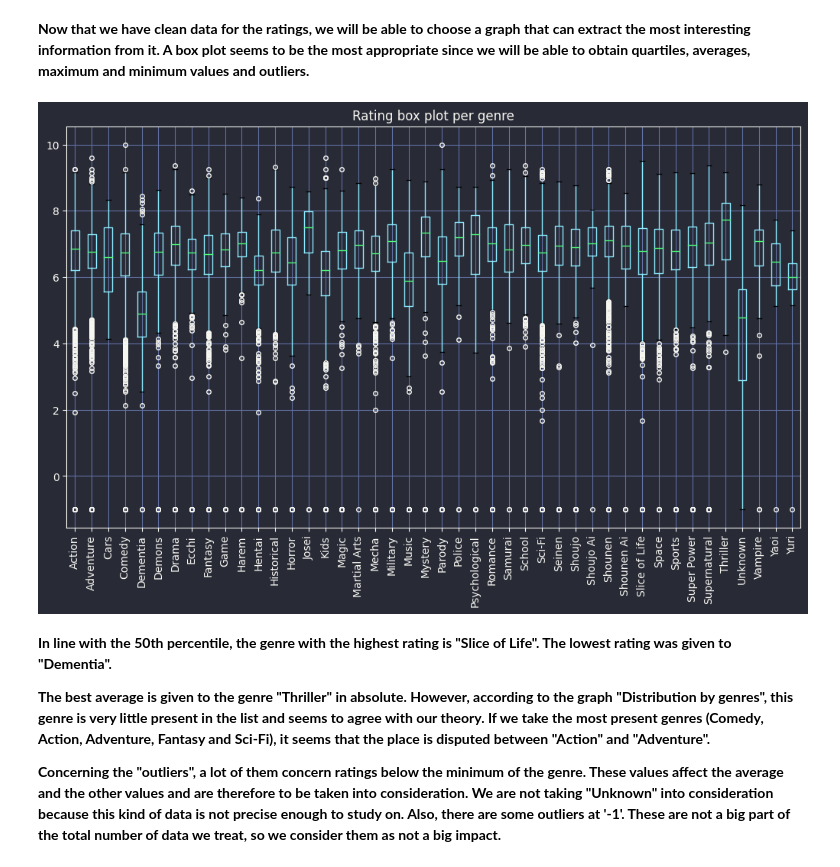
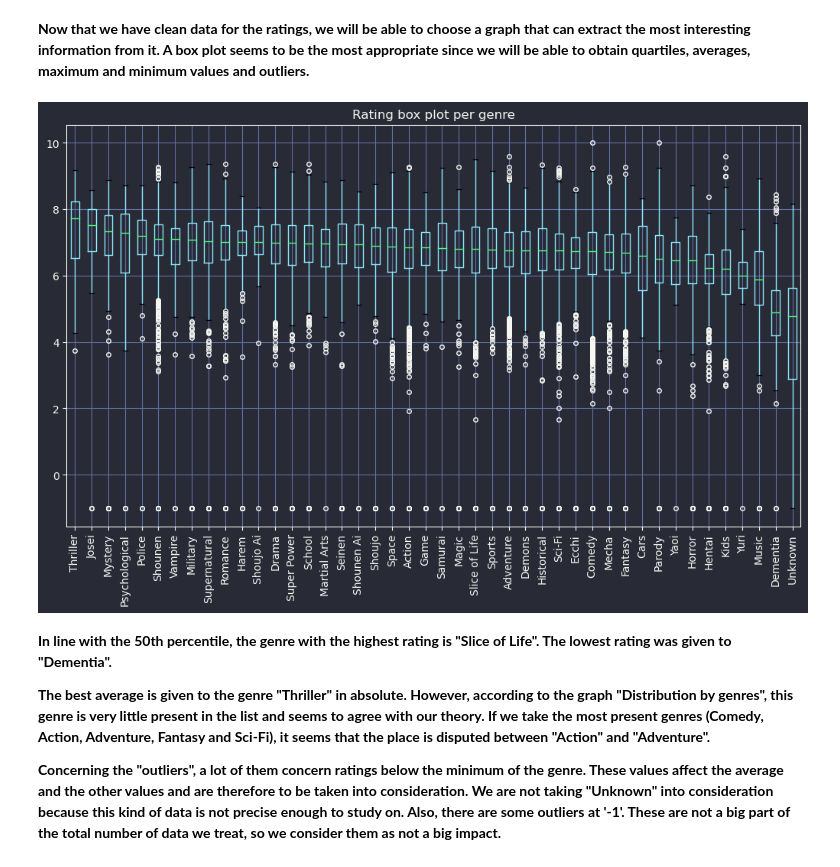
Before and after one commit to EmpireDemocratiqueDuPoulpe/Cours-IA, a Jupyter notebook: 5MLRE/Project/notebooks/en/1-Data_analysis.ipynb, the cells around one changed output. Saved outputs shown, nothing was run; the diff lists cells and outputs as text; code cells hidden in the pictures.

Commit message:
5MLRE: Data analysis: Sorted boxplot

```diff
--- a/5MLRE/Project/notebooks/en/1-Data_analysis.ipynb
+++ b/5MLRE/Project/notebooks/en/1-Data_analysis.ipynb
@@ -342,18 +342,35 @@ genres_rating
 | 36345 | 4.98 | Hentai |
 | 36346 | 5.46 | Hentai |
 36347 rows × 2 columns
+# %%
+# Calculate the medians
+genres_matrix = pandas.DataFrame({col:vals["rating"] for col, vals in genres_rating.groupby("genre")})
+meds = genres_matrix.median().sort_values(ascending=False)
+
+# Get the list of genre sorted by medians
+genres_rating_order = meds.index.to_list()
+
+# Get the list of genre sorted by alphabet
+genres_alpha_sorted = sorted(genres_rating_order)
 # %% [markdown]
 **Now that we have clean data for the ratings, we will be able to choose a graph that can extract the most interesting information from it.
 A box plot seems to be the most appropriate since we will be able to obtain quartiles, averages, maximum and minimum values and outliers.**
 # %%
 fig, ax = pyplot.subplots(figsize=FIG_SIZE)
-genres_rating.boxplot(column=["rating"], by="genre", rot=90, flierprops={"markersize": 4}, ax=ax)
+genres_rating.boxplot(
+    column=["rating"],
+    by="genre",
+    positions=[genres_rating_order.index(alpha_idx) for alpha_idx in genres_alpha_sorted],  # Compute the correct index order
+    rot=90,
+    flierprops={"markersize": 4},
+    ax=ax
+)
 pyplot.title("Rating box plot per genre")
 pyplot.suptitle("")
 pyplot.xlabel("")
 pyplot.show()
 # %% [output]
-[figure, old version]
+[figure, new version]
 # %% [markdown]
 **In line with the 50th percentile, the genre with the highest rating is "Slice of Life".
 The lowest rating was given to "Dementia".**
```
